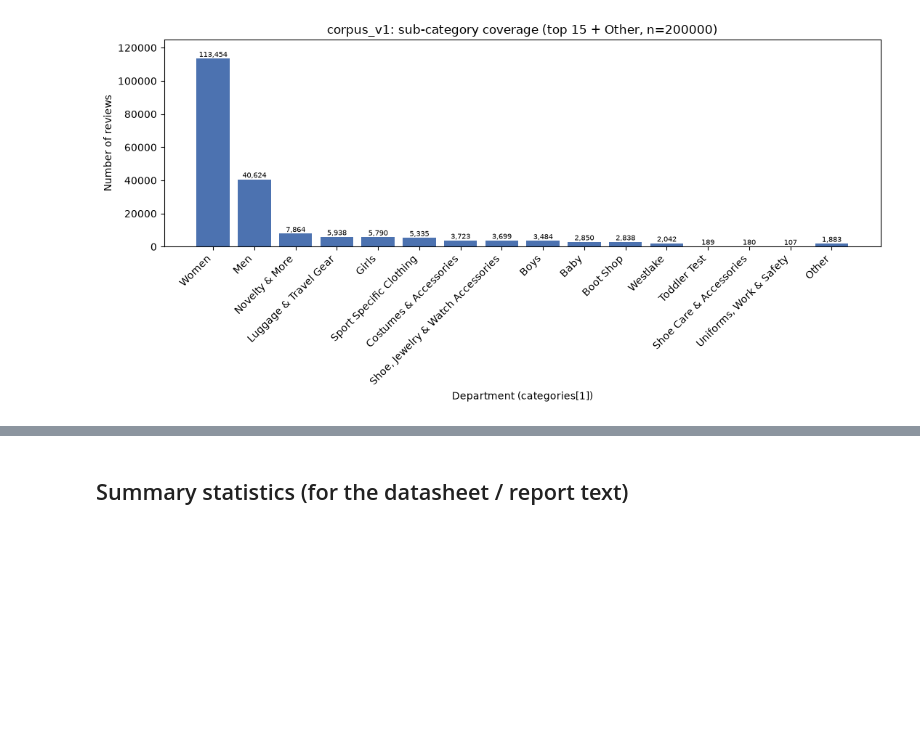
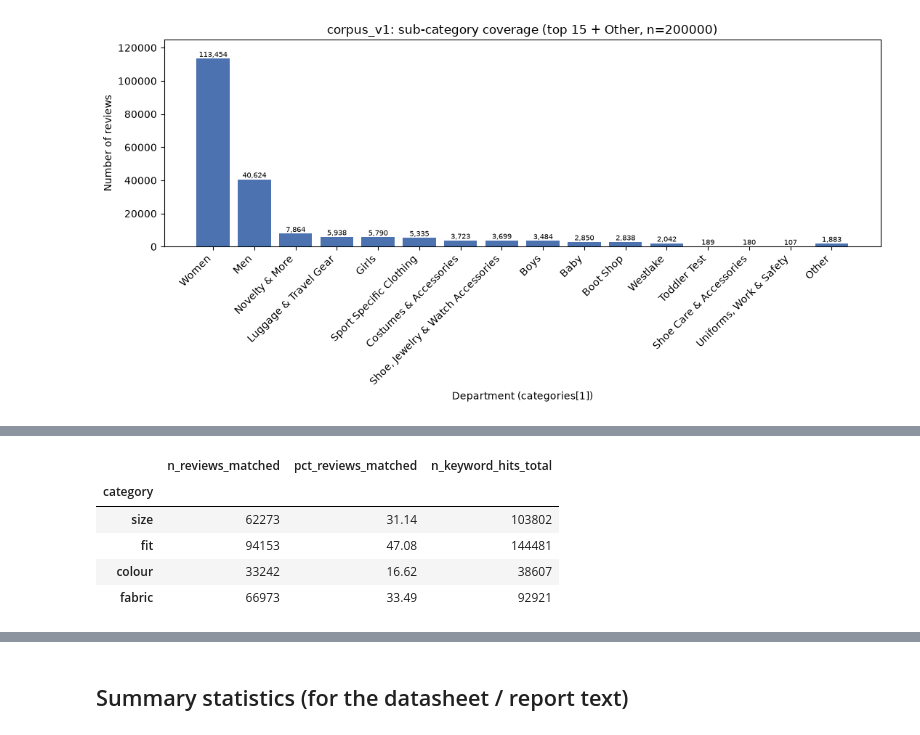
Before and after one commit to VoidZai/Multimodal-Review-Analysis, a Jupyter notebook: notebooks/01_eda.ipynb, the cells around one changed output, grey strips where cells are left out. Saved outputs shown, nothing was run; the diff lists cells and outputs as text; code cells hidden in the pictures; blank space fills up the shorter version.

```diff
--- a/notebooks/01_eda.ipynb
+++ b/notebooks/01_eda.ipynb
@@ -180,0 +192,12 @@ plt.show()
+# %%
+from cragb.data.vocab_check import attribute_vocab_coverage
+
+vocab_coverage = attribute_vocab_coverage(corpus, text_col="text")
+vocab_coverage[["n_reviews_matched", "pct_reviews_matched", "n_keyword_hits_total"]]
+# %% [output]
+|  | n_reviews_matched | pct_reviews_matched | n_keyword_hits_total |
+| category |  |  |  |
+| size | 62273 | 31.14 | 103802 |
+| fit | 94153 | 47.08 | 144481 |
+| colour | 33242 | 16.62 | 38607 |
+| fabric | 66973 | 33.49 | 92921 |
```
Also changed, not shown: parts of 2 cells of this notebook, 6 other files.
